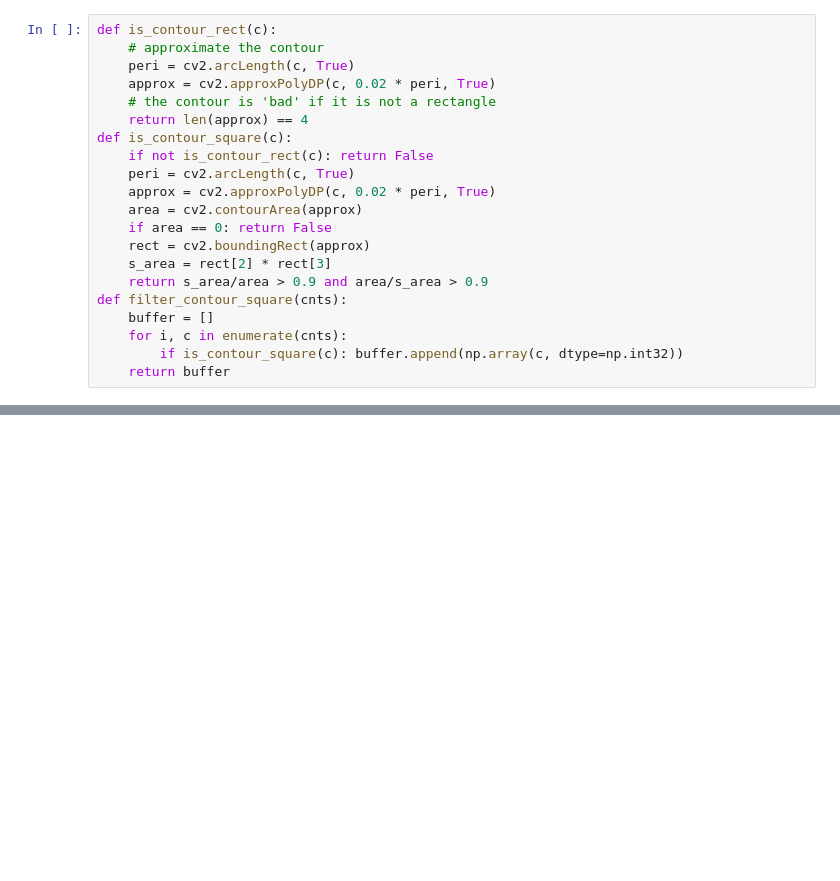
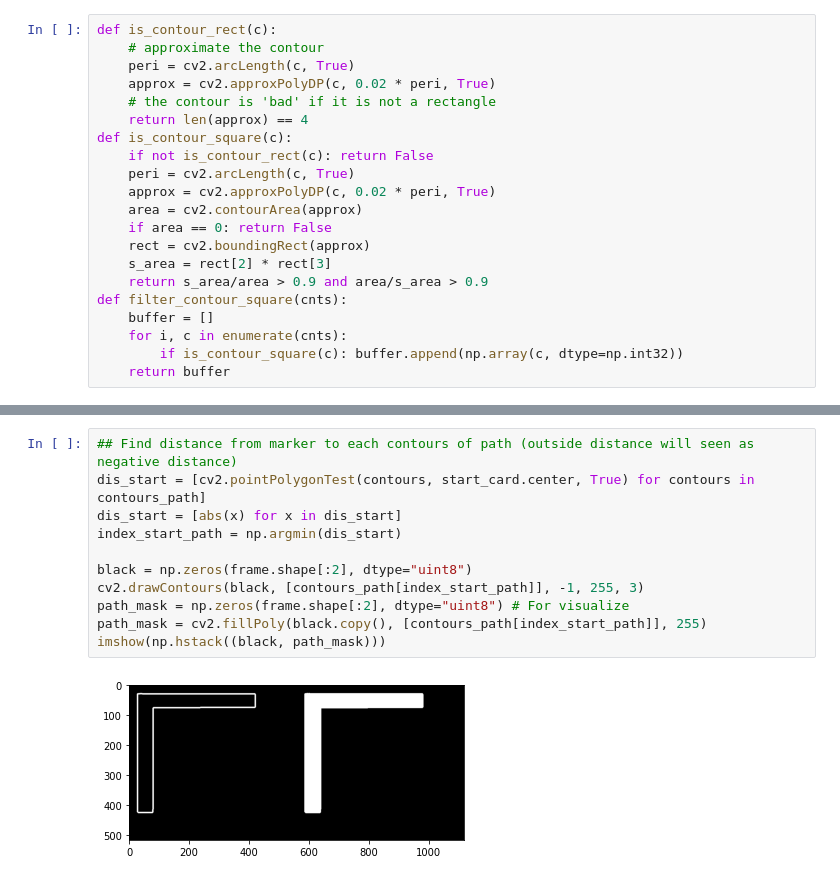
Before and after one commit to teerameth/Module6-7, a Jupyter notebook: MileStone22.ipynb, the cells around one changed output, grey strips where cells are left out. Saved outputs shown, nothing was run; the diff lists cells and outputs as text; blank space fills up the shorter version.

```diff
--- a/MileStone22.ipynb
+++ b/MileStone22.ipynb
@@ -89,0 +132,13 @@ class Card:
+# %%
+## Find distance from marker to each contours of path (outside distance will seen as negative distance)
+dis_start = [cv2.pointPolygonTest(contours, start_card.center, True) for contours in contours_path]
+dis_start = [abs(x) for x in dis_start]
+index_start_path = np.argmin(dis_start)
+
+black = np.zeros(frame.shape[:2], dtype="uint8")
+cv2.drawContours(black, [contours_path[index_start_path]], -1, 255, 3)
+path_mask = np.zeros(frame.shape[:2], dtype="uint8") # For visualize
+path_mask = cv2.fillPoly(black.copy(), [contours_path[index_start_path]], 255)
+imshow(np.hstack((black, path_mask)))
+# %% [output]
+[figure, added]
```
Also changed, not shown: parts of 7 cells of this notebook.
